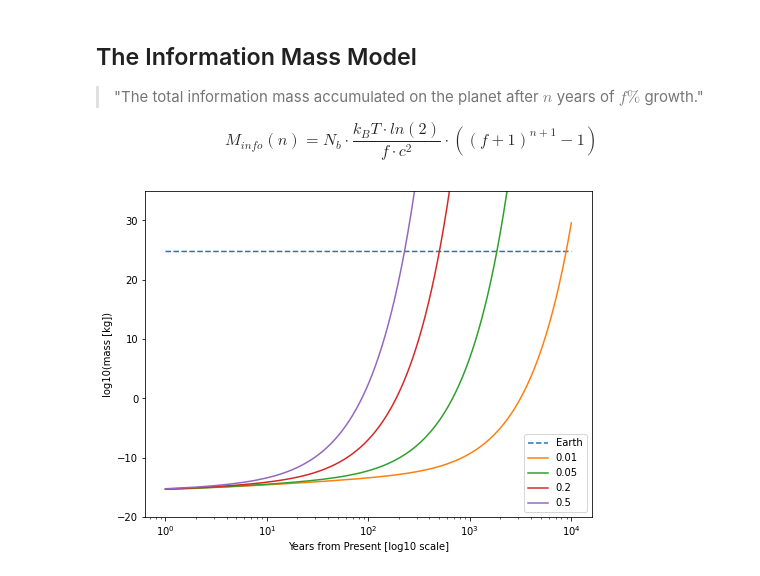
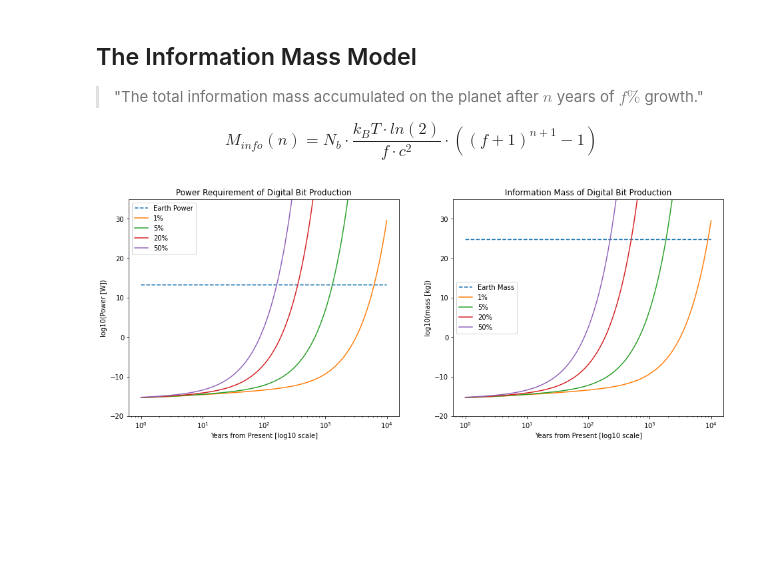
Before and after one commit to dankovacek/info_catastrophe, a Jupyter notebook: content/_build/jupyter_execute/notebooks/info_catastrophe_nb.ipynb, the cells around one changed output. Drawn from its saved outputs; the diff is of its cells as text; code cells hidden in the pictures; blank space fills up the shorter version.

```diff
--- a/content/_build/jupyter_execute/notebooks/info_catastrophe_nb.ipynb
+++ b/content/_build/jupyter_execute/notebooks/info_catastrophe_nb.ipynb
@@ -45,9 +45,9 @@ fig, ax = plt.subplots(1, 1, figsize=(8, 6))
 # evaluate a range of digital content growth rates
 for f in growth_rates:
     bits = [bits_estimation(y, f) for y in years]
+    ax.plot(years, bits, label=f'{100*f:.0f}%')
 
-    ax.plot(years, bits, label=f)
-
+ax.set_title('Model of Digital Content Production Growth')
 ax.set_xscale('log',base=10)
 # ax.set_yscale('log',base=10)
 ax.set_ylabel('Annual Info. Production [log10(bits)]')
@@ -64,7 +64,7 @@ plt.show()
 
 $$Q_{info}(n^{th}) = N_b \cdot k_B T \cdot ln(2) \cdot (f + 1)^n$$
 # %%
-def energy_requirement(n, f=0.01, N_b=7.3E21, T=300):
+def power_requirement(n, f=0.01, N_b=7.3E21, T=300):
     """
     The total energy necessary to create all the digital information in a given n-th year,
     assuming 𝑓% year-on-year growth.
@@ -136,24 +113,38 @@ def mass_energy_equivalent(n, f=0.01, N_b=7.3E21, T=300):
         return np.nan
 # %%
 # evaluate a range of mass-energy equivalent growth rates
-fig, ax = plt.subplots(1, 1, figsize=(8, 6))
+fig, ax = plt.subplots(1, 2, figsize=(16, 6))
+
+# plot the total current power use on earth
+p_earth = np.log10(18.5E12)
+ax[0].plot(years, [p_earth for y in years], label='Earth Power', linestyle='dashed')
 
 # plot the earth's mass [log10(kg)]
 m_earth = np.log10(6E24)
-ax.plot(years, [m_earth for y in years], label='Earth', linestyle='dashed')
+ax[1].plot(years, [m_earth for y in years], label='Earth Mass', linestyle='dashed')
 
-# plot the information mass for the range of growth rates
+# plot the power requirement for the range of growth rates
+# and the information mass for the range of growth rates
 for f in growth_rates:
     bits = [mass_energy_equivalent(y, f) for y in years]
+    power = [power_requirement(y, f) for y in years]
 
-    ax.plot(years, bits, label=f)
+    ax[0].plot(years, bits, label=f'{100*f:.0f}%')
+    ax[1].plot(years, bits, label=f'{100*f:.0f}%')
 
-# ax.set_yscale('log',base=10)
-ax.set_xscale('log',base=10)
-ax.set_ylabel('log10(mass [kg])')
-ax.set_xlabel('Years from Present [log10 scale]')
-ax.set_ylim(-20, 35)
-ax.legend()
+ax[0].set_title('Power Requirement of Digital Bit Production')
+ax[0].set_xscale('log',base=10)
+ax[0].set_ylabel('log10(Power [W])')
+ax[0].set_xlabel('Years from Present [log10 scale]')
+ax[0].set_ylim(-20, 35)
+ax[0].legend()
+
+ax[1].set_title('Information Mass of Digital Bit Production')
+ax[1].set_xscale('log',base=10)
+ax[1].set_ylabel('log10(mass [kg])')
+ax[1].set_xlabel('Years from Present [log10 scale]')
+ax[1].set_ylim(-20, 35)
+ax[1].legend()
 plt.show()
 # %% [output]
-[figure, old version]
+[figure, new version]
```
Also changed, not shown: parts of 4 cells of this notebook, 9 other files.
